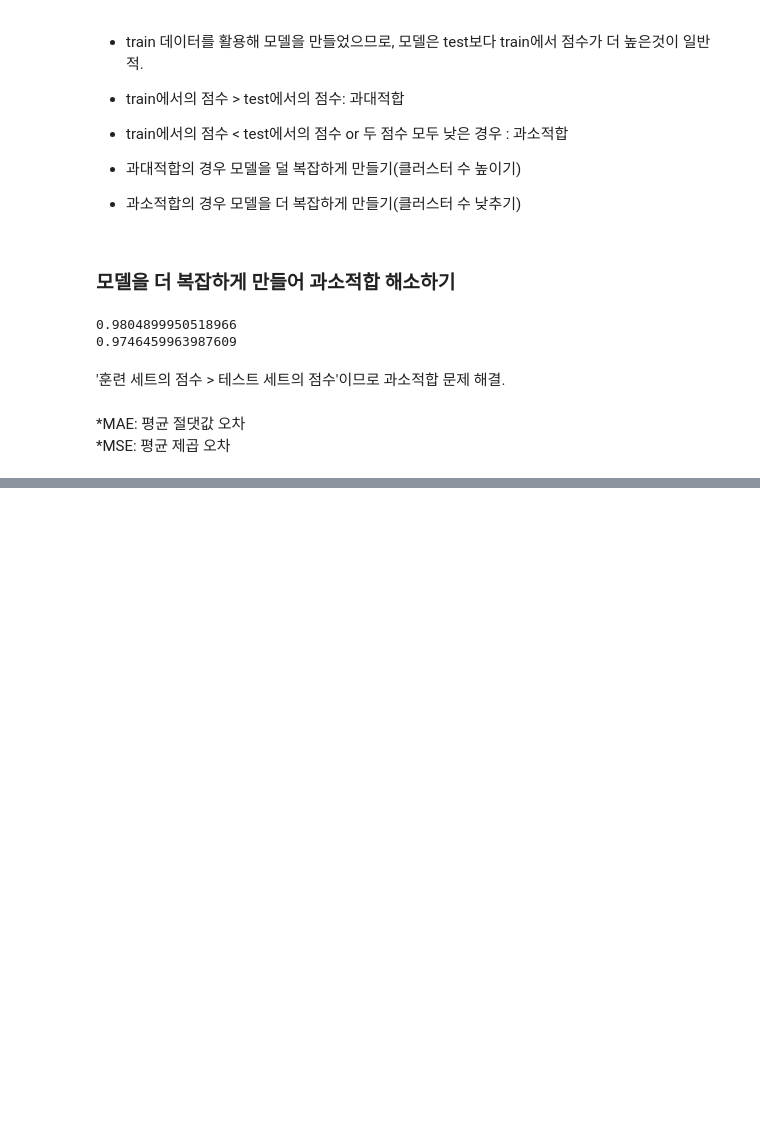
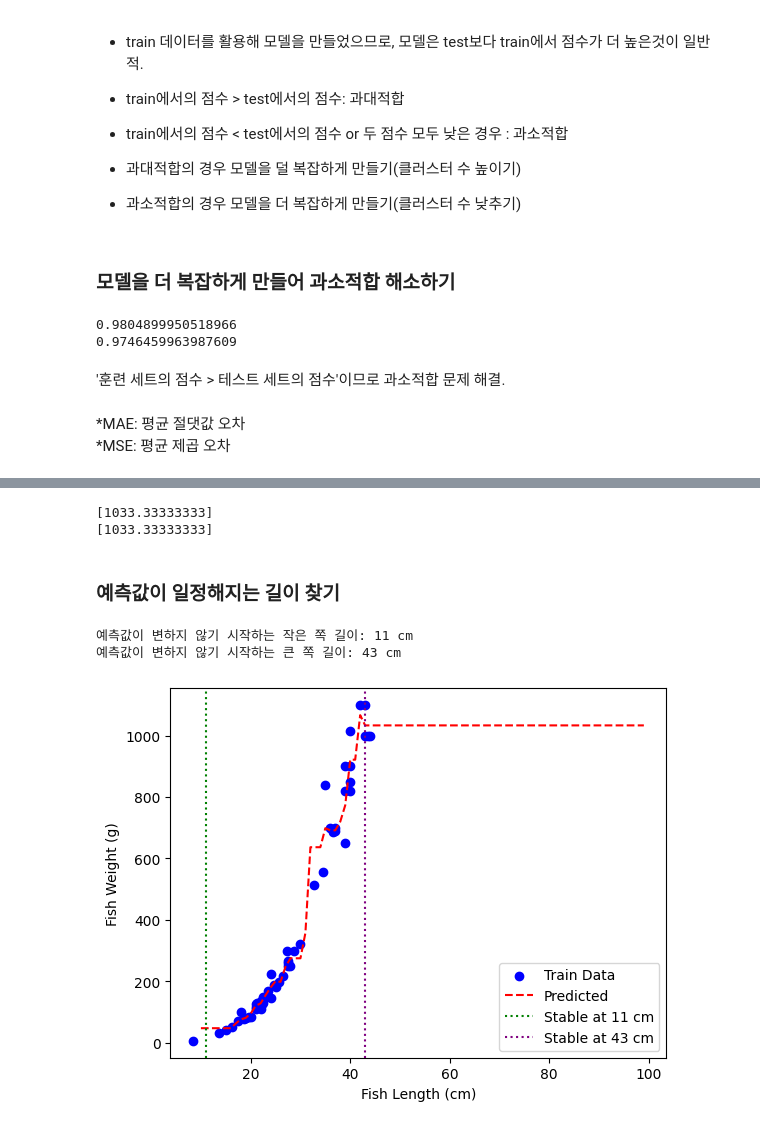
Before and after one commit to whatiddone/MLDL_Study, a Jupyter notebook: 1st_week.ipynb, the cells around one changed output, grey strips where cells are left out. Saved outputs shown, nothing was run; the diff lists cells and outputs as text; code cells hidden in the pictures; blank space fills up the shorter version.

```diff
--- a/1st_week.ipynb
+++ b/1st_week.ipynb
@@ -126,0 +215,47 @@ print(knr.score(test_input, test_target))
+# %%
+# 길이가 아무리 커져도 예측값은 동일
+print(knr.predict([[100]]))
+print(knr.predict([[1000]]))
+# %% [output]
+[1033.33333333]
+[1033.33333333]
+# %% [markdown]
+### 예측값이 일정해지는 길이 찾기
+# %%
+# 테스트할 길이 범위 (10cm ~ 100cm)
+test_lengths = np.arange(10, 100, 1).reshape(-1, 1)
+predicted_weights = knr.predict(test_lengths)
+
+# 1️⃣ 작은 쪽: 처음으로 예측값이 변하지 않기 시작하는 길이 찾기
+stable_length_small = None
+for i in range(1, len(predicted_weights)):
+    if np.isclose(predicted_weights[i], predicted_weights[i-1]):  # 연속된 값이 같아지는 순간
+        stable_length_small = test_lengths[i][0]
+        break
+
+# 2️⃣ 큰 쪽: 마지막으로 예측값이 변한 후 고정되는 길이 찾기
+stable_length_large = None
+for i in range(len(predicted_weights) - 2, -1, -1):  # 뒤에서부터 탐색
+    if not np.isclose(predicted_weights[i], predicted_weights[i+1]):  # 값이 변하는 순간 찾기
+        stable_length_large = test_lengths[i+1][0]  # 변한 직후 길이가 고정되는 길이
+        break
+
+# 결과 출력
+print(f"예측값이 변하지 않기 시작하는 작은 쪽 길이: {stable_length_small} cm")
+print(f"예측값이 변하지 않기 시작하는 큰 쪽 길이: {stable_length_large} cm")
+
+# 시각화
+plt.scatter(perch_length, perch_weight, color='blue', label='Train Data')
+plt.plot(test_lengths, predicted_weights, color='red', linestyle='dashed', label='Predicted')
+if stable_length_small:
+    plt.axvline(x=stable_length_small, color='green', linestyle='dotted', label=f'Stable at {stable_length_small} cm')
+if stable_length_large:
+    plt.axvline(x=stable_length_large, color='purple', linestyle='dotted', label=f'Stable at {stable_length_large} cm')
+plt.xlabel('Fish Length (cm)')
+plt.ylabel('Fish Weight (g)')
+plt.legend()
+plt.show()
+# %% [output]
+예측값이 변하지 않기 시작하는 작은 쪽 길이: 11 cm
+예측값이 변하지 않기 시작하는 큰 쪽 길이: 43 cm
+[figure, added]
```
Also changed, not shown: parts of 24 cells of this notebook.
